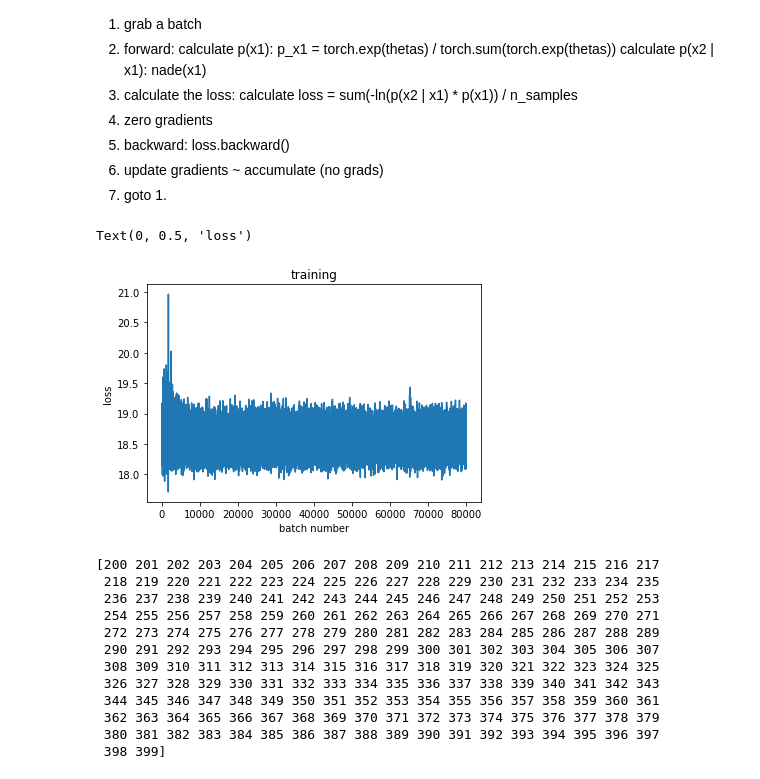
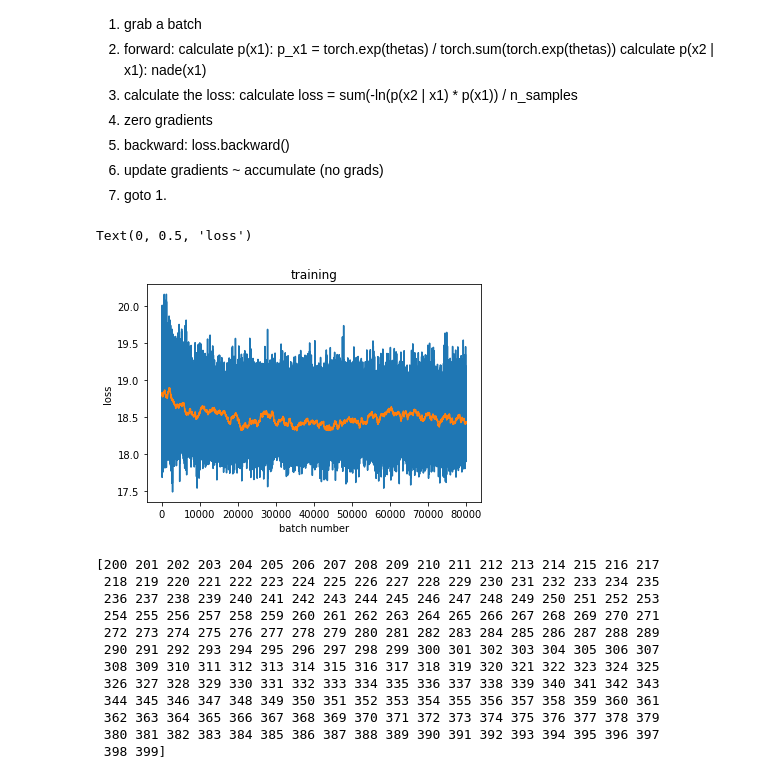
Before and after one commit to arielbenitah/CS294_158_Deep_Unsupervised_Learning, a Jupyter notebook: HW1/HW1_2_1.ipynb, the cells around one changed output. Drawn from its saved outputs; the diff is of its cells as text; code cells hidden in the pictures.

```diff
--- a/HW1/HW1_2_1.ipynb
+++ b/HW1/HW1_2_1.ipynb
@@ -96,17 +96,17 @@ class Nade(nn.Module):
     def __init__(self, n_samples):
         super(Nade, self).__init__()
         self.fc1  = nn.Linear(in_features=n_samples, out_features=n_samples, bias=True)
+        # torch.nn.init.xavier_normal_(self.fc1.weight)
+
         self.fc2  = nn.Linear(in_features=n_samples, out_features=n_samples, bias=True)
-        self.fc3  = nn.Linear(in_features=n_samples, out_features=n_samples, bias=True)
-        self.drop = nn.Dropout(p=0.8)
+        # torch.nn.init.xavier_normal_(self.fc2.weight)
+
+        self.drop = nn.Dropout(p=0.7)
 
     def forward(self, x):
         x = self.fc1(x)
-        x = F.relu(x)
         x = self.drop(x)
         x = self.fc2(x)
-        x = F.relu(x)
-        x = self.fc3(x)
         return F.log_softmax(x)
 # %%
 # data loaders
@@ -213,10 +202,10 @@ thetas = torch.zeros((BATCH_SIZE, SAMPLE_SIZE), dtype=torch.float32, requires_gr
 train_loss, valid_loss = train_validate(model, thetas, train_loader, valid_loader, NUM_EPOCHS, SAMPLE_SIZE, device)
 # %%
 plt.plot(np.arange(len(train_loss)), np.array(train_loss), label='train')
-# plt.plot(np.arange(len(valid_loss)), np.array(valid_loss) , label='valid')
+plt.plot(np.arange(0, len(valid_loss) * 100, 100), np.array(valid_loss) , label='valid')
 plt.title('training')
 plt.xlabel('batch number')
 plt.ylabel('loss')
 # %% [output]
 Text(0, 0.5, 'loss')
-[figure, old version]
+[figure, new version]
```
Also changed, not shown: parts of 3 cells of this notebook.
